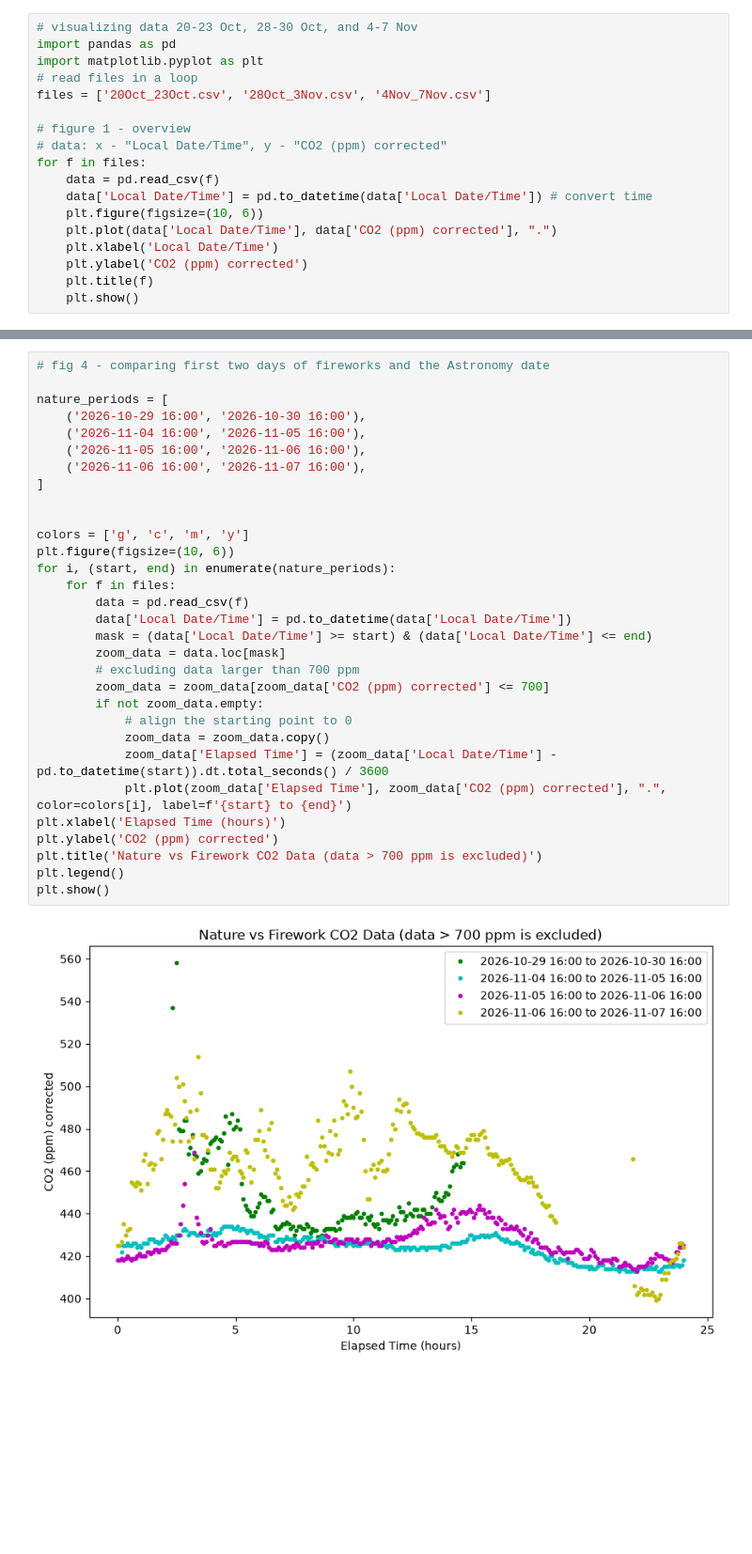
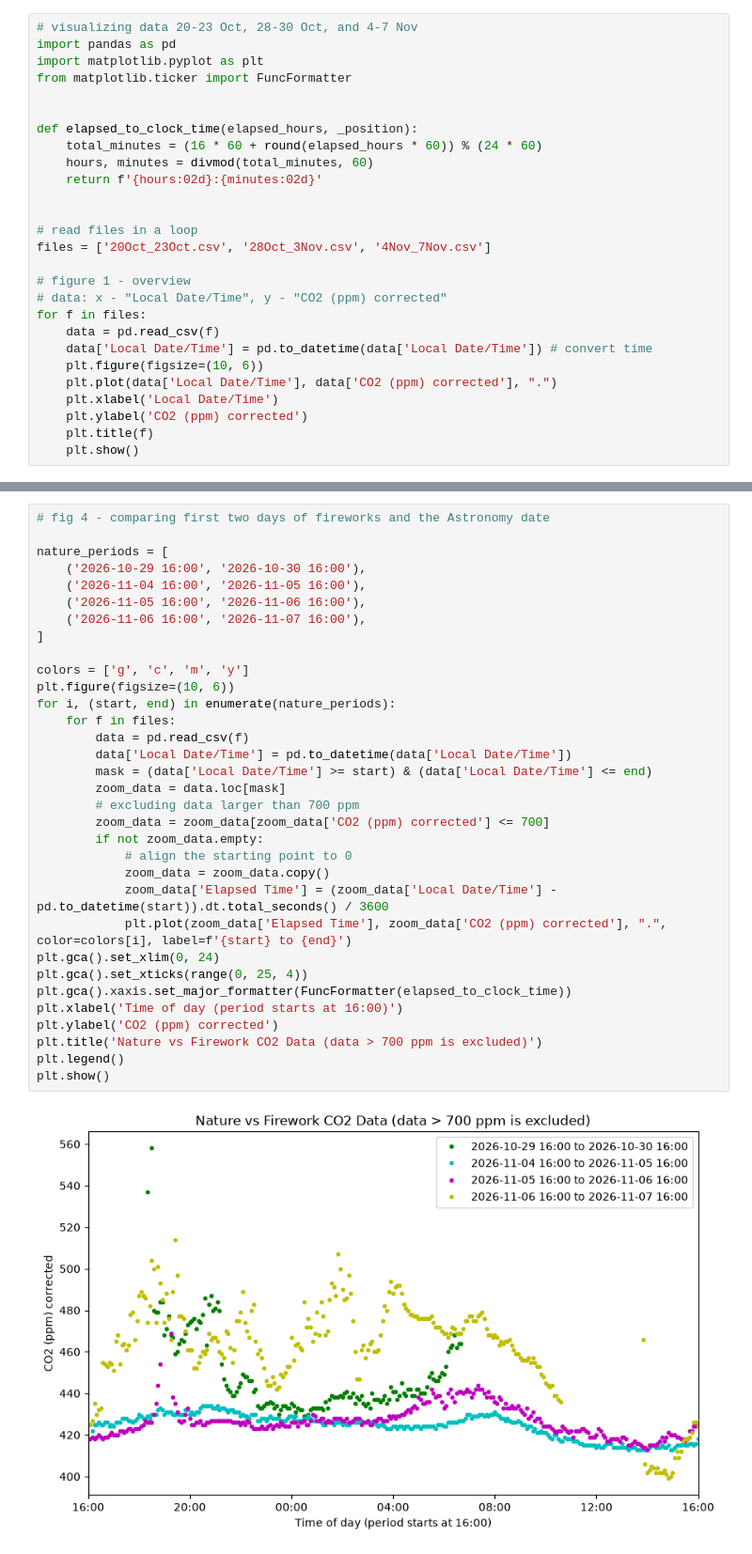
Before and after one commit to lindaccyy-stack/EDAAi, a Jupyter notebook: data_analysis.ipynb, the cells around one changed output, grey strips where cells are left out. Shown at 94% size. Drawn from its saved outputs; the diff is of its cells as text; blank space fills up the shorter version.

```diff
--- a/data_analysis.ipynb
+++ b/data_analysis.ipynb
@@ -2,6 +2,15 @@
 # visualizing data 20-23 Oct, 28-30 Oct, and 4-7 Nov
 import pandas as pd
 import matplotlib.pyplot as plt
+from matplotlib.ticker import FuncFormatter
+
+
+def elapsed_to_clock_time(elapsed_hours, _position):
+    total_minutes = (16 * 60 + round(elapsed_hours * 60)) % (24 * 60)
+    hours, minutes = divmod(total_minutes, 60)
+    return f'{hours:02d}:{minutes:02d}'
+
+
 # read files in a loop
 files = ['20Oct_23Oct.csv', '28Oct_3Nov.csv', '4Nov_7Nov.csv']
 
@@ -90,33 +105,35 @@ plt.show()
 # %%
 # fig 4 - comparing first two days of fireworks and the Astronomy date
 
 nature_periods = [
     ('2026-10-29 16:00', '2026-10-30 16:00'),
     ('2026-11-04 16:00', '2026-11-05 16:00'),
     ('2026-11-05 16:00', '2026-11-06 16:00'),
     ('2026-11-06 16:00', '2026-11-07 16:00'),
 ]
-
 
 colors = ['g', 'c', 'm', 'y']
 plt.figure(figsize=(10, 6))
 for i, (start, end) in enumerate(nature_periods):
     for f in files:
         data = pd.read_csv(f)
         data['Local Date/Time'] = pd.to_datetime(data['Local Date/Time'])
         mask = (data['Local Date/Time'] >= start) & (data['Local Date/Time'] <= end)
         zoom_data = data.loc[mask]
         # excluding data larger than 700 ppm
         zoom_data = zoom_data[zoom_data['CO2 (ppm) corrected'] <= 700]
         if not zoom_data.empty:
             # align the starting point to 0
             zoom_data = zoom_data.copy()
             zoom_data['Elapsed Time'] = (zoom_data['Local Date/Time'] - pd.to_datetime(start)).dt.total_seconds() / 3600
             plt.plot(zoom_data['Elapsed Time'], zoom_data['CO2 (ppm) corrected'], ".", color=colors[i], label=f'{start} to {end}')
-plt.xlabel('Elapsed Time (hours)')
+plt.gca().set_xlim(0, 24)
+plt.gca().set_xticks(range(0, 25, 4))
+plt.gca().xaxis.set_major_formatter(FuncFormatter(elapsed_to_clock_time))
+plt.xlabel('Time of day (period starts at 16:00)')
 plt.ylabel('CO2 (ppm) corrected')
 plt.title('Nature vs Firework CO2 Data (data > 700 ppm is excluded)')
 plt.legend()
 plt.show()
 # %% [output]
-[figure, old version]
+[figure, new version]
```
Also changed, not shown: parts of 3 cells of this notebook.
